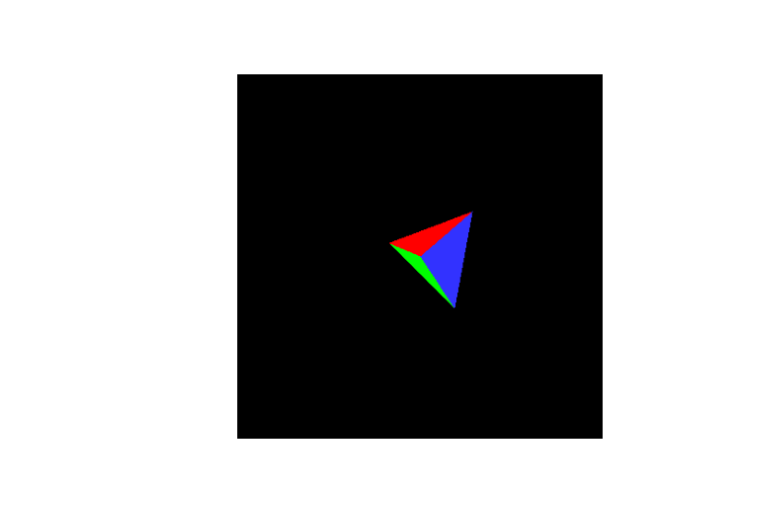
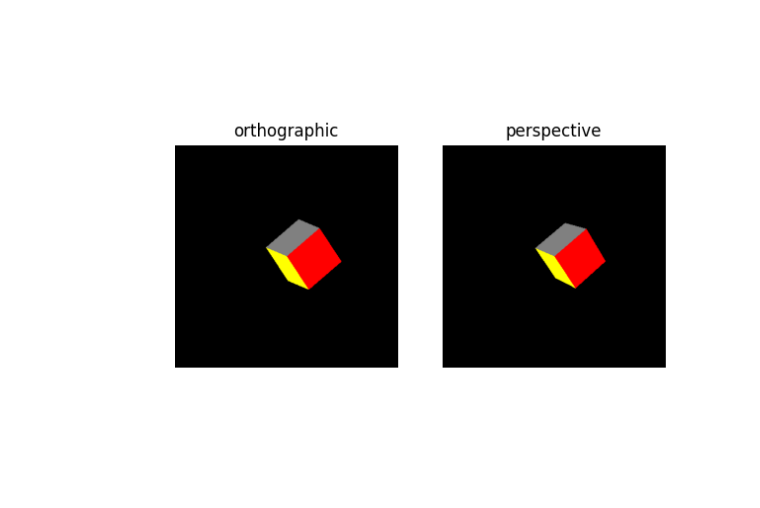
Before and after one commit to qwertpas/rendering, a Jupyter notebook: raster-py/triraster_faces.ipynb, the cells around one changed output. Drawn from its saved outputs; the diff is of its cells as text; code cells hidden in the pictures.

Commit message:
cube

```diff
--- a/raster-py/triraster_faces.ipynb
+++ b/raster-py/triraster_faces.ipynb
@@ -27,23 +27,55 @@ def pt_in_tri2(p, p0, p1, p2):
         return s<=0 and t<=0 and s+t>=D
     return s>=0 and t>=0 and s+t<=D;
 
-def draw_tetra(ax, offset, scale, zdist, roll, pitch, yaw):
+def draw_tetra(ax, offset, scale, zdist, roll, pitch, yaw, ortho=False):
 
-    # triangle vertices
-    vertices = np.matrix([
-        [0, 0, 0], #tetrahedron
-        [0, 0, 1],
-        [0, 1, 0],
-        [1, 0, 0]
+    '''Tetrahedron'''
+    # # triangle vertices
+    # vertices = np.matrix([
+    #     [0, 0, 0], #tetrahedron
+    #     [0, 0, 1],
+    #     [0, 1, 0],
+    #     [1, 0, 0]
+    # ])
+    # # indices for each face, then the rgb color
+    # faces = np.array([
+    #     [[0, 1, 2], [255, 0, 0]],  # red
+    #     [[0, 1, 3], [0, 255, 0]],  # green
+    #     [[0, 2, 3], [50, 50, 255]],  #light blue
+    #     [[1, 2, 3], [255, 255, 0]]  #yellow
+    # ])
+
+    '''Cube'''
+    vertices = np.array([
+        [0, 0, 0],  # Vertex 0
+        [1, 0, 0],  # Vertex 1
+        [1, 1, 0],  # Vertex 2
+        [0, 1, 0],  # Vertex 3
+        [0, 0, 1],  # Vertex 4
+        [1, 0, 1],  # Vertex 5
+        [1, 1, 1],  # Vertex 6
+        [0, 1, 1]   # Vertex 7
+    ])
+    faces = np.array([
+        [[0, 1, 2], [255, 0, 0]],    # Face 0: red
+        [[0, 2, 3], [255, 0, 0]],
+
+        [[1, 5, 6], [50, 50, 255]],  # Face 1: light blue
+        [[1, 6, 2], [50, 50, 255]],
+
+        [[5, 4, 7], [255, 0, 255]],  # Face2 : purple
+        [[5, 7, 6], [255, 0, 255]],
+
+        [[4, 0, 3], [128, 128, 128]], # Face 3: gray
+        [[4, 3, 7], [128, 128, 128]],
+
+        [[3, 2, 6], [0, 255, 255]], # Face 4: cyan
+        [[3, 6, 7], [0, 255, 255]],
+
+        [[4, 5, 1], [255, 255, 0]], # Face 5: yellow
+        [[4, 1, 0], [255, 255, 0]],
     ])
 
-    # indices for each face, then the rgb color
-    faces = np.array([
-        [[0, 1, 2], [255, 0, 0]],  # red
-        [[0, 1, 3], [0, 255, 0]],  # green
-        [[0, 2, 3], [50, 50, 255]],  #light blue
-        [[1, 2, 3], [255, 255, 0]]  #yellow
-    ])
 
     roll_mat = np.matrix([
         [1, 0, 0],
@@ -96,6 +128,7 @@ def draw_tetra(ax, offset, scale, zdist, roll, pitch, yaw):
 
 
 
+    '''Microblaze part'''
     # loop through each 3D face, generate list of 2D triangles
     tri_list = []
     for face_index in range(len(faces)):
@@ -108,26 +141,18 @@ def draw_tetra(ax, offset, scale, zdist, roll, pitch, yaw):
         # Convert vertices to screen space
         v_screen = np.zeros((3, 2))
         for i in range(3):
-            v_screen[i][0] = (v[i][0]) * scale / (v[i][2] + zdist) + offset # x screen coord
-            v_screen[i][1] = (v[i][1]) * scale / (v[i][2] + zdist) + offset # y screen coord
+            if(ortho):
+                v_screen[i][0] = (v[i][0]) * scale*0.1 + offset # x screen coord
+                v_screen[i][1] = (v[i][1]) * scale*0.1 + offset # y screen coord
+            else:
+                v_screen[i][0] = (v[i][0]) * scale / (v[i][2] + zdist) + offset # x screen coord
+                v_screen[i][1] = (v[i][1]) * scale / (v[i][2] + zdist) + offset # y screen coord
 
         z_sum = v[0][2] + v[1][2] + v[2][2]
-
-        # draw_line(v_screen[0], v_screen[1])
-        # draw_line(v_screen[1], v_screen[2])
-        # draw_line(v_screen[2], v_screen[0])
-        # rgb = faces[face_index][1]
-        # screen[int(np.average(v_screen[:,0]))][int(np.average(v_screen[:,1]))] = [rgb[0], rgb[1], rgb[2]]
-
-        # if(face_index == 1):
-        # print([int(np.average(v_screen[:,0])), int(np.average(v_screen[:,1]))], rgb)
-
         tri_list.append((v_screen[0], v_screen[1], v_screen[2], z_sum))
 
 
-    # for tri in tri_list:
-    #     print("trilist", tri)
-
+    '''Vivado part '''
     for x in range(0, width):
         for y in range(0, height):
             p = (x,y)
@@ -137,17 +162,19 @@ def draw_tetra(ax, offset, scale, zdist, roll, pitch, yaw):
                 rgb = faces[tri_index][1]
                 if(pt_in_tri2(p, tri[0], tri[1], tri[2])):
                     if(tri[3] < min_z):
-                        # if(p==(214, 201)):
-                        #     print(tri)
-                            # print(p, tri[0], tri[1], tri[2])
                         min_z = tri[3]
                         screen[x][y] = rgb
+
+
 
     # Display the rendered image
     ax.imshow(screen)
     ax.axis('off')
     # plt.show()
 
-fig, ax = plt.subplots(1, 1)
-draw_tetra(ax, 200, 800, 10, 0.5, -0.2, 0.7)
+fig, axs = plt.subplots(1, 2)
+draw_tetra(axs[0], 200, 800, 10, 0.5, -0.2, 0.7, ortho=True)
+axs[0].set_title("orthographic")
+draw_tetra(axs[1], 200, 800, 10, 0.5, -0.2, 0.7, ortho=False)
+axs[1].set_title("perspective")
 # %% [output]
@@ -154,4 +182,4 @@ draw_tetra(ax, 200, 800, 10, 0.5, -0.2, 0.7)
-[figure, old version]
+[figure, new version]
 # %%
 plt.close('all')
 fig, ax = plt.subplots(1, 1)
```
Also changed, not shown: parts of 2 cells of this notebook, 1 other file.
